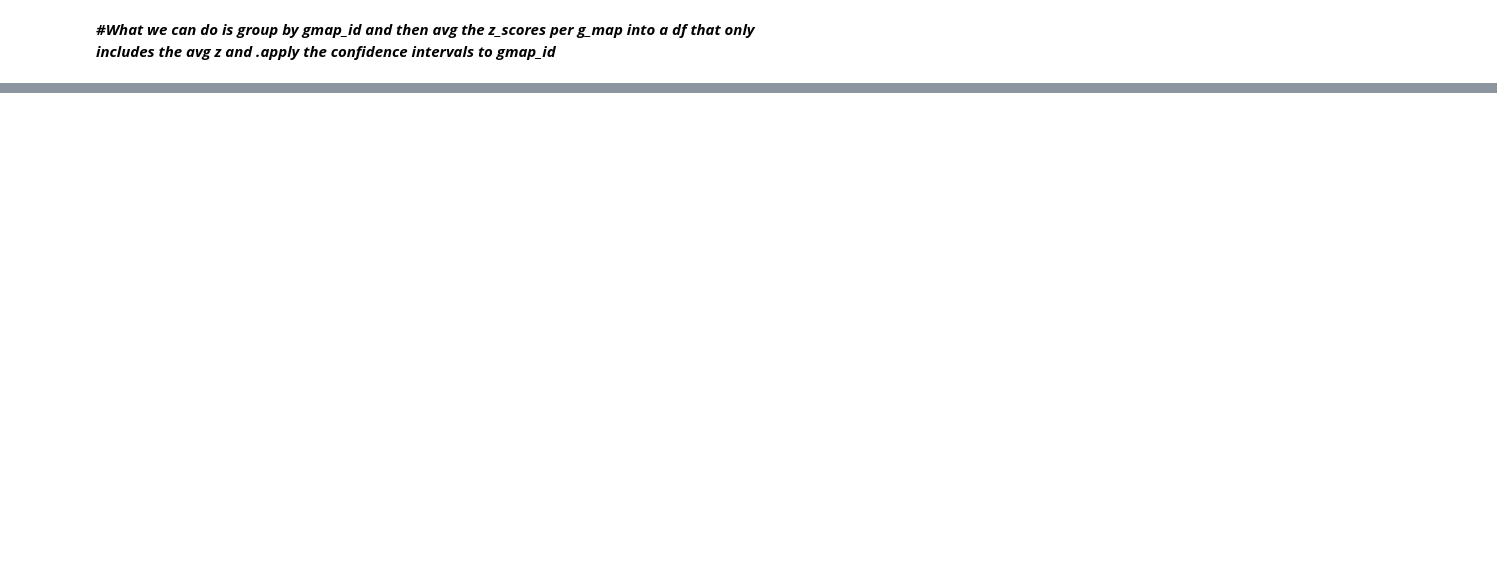
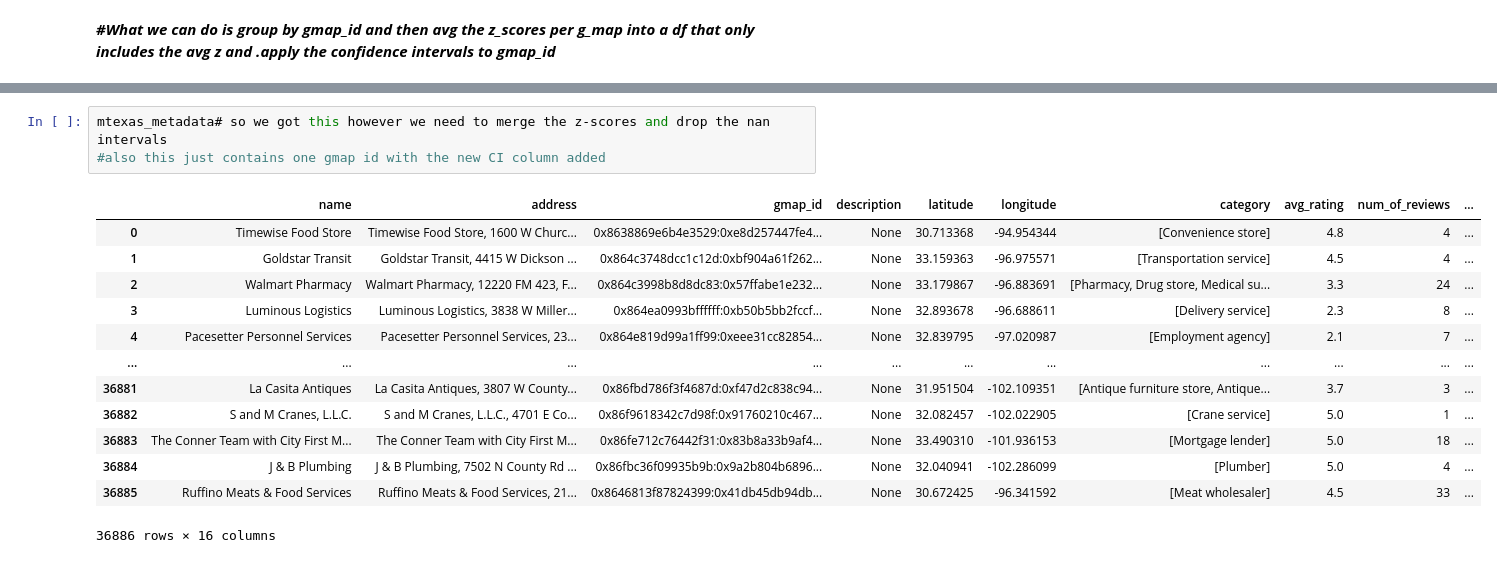
Before and after one commit to Dhrutube/DS3-LocalLens, a Jupyter notebook: Normalizing_sentiment_and_Tableu_cleaning.ipynb, the cells around one changed output, grey strips where cells are left out. Cells and saved outputs as stored; diff of their text form; blank space fills up the shorter version.

```diff
--- a/Normalizing_sentiment_and_Tableu_cleaning.ipynb
+++ b/Normalizing_sentiment_and_Tableu_cleaning.ipynb
@@ -228,0 +244,17 @@ KeyboardInterrupt:
+# %%
+mtexas_metadata# so we got this however we need to merge the z-scores and drop the nan intervals
+#also this just contains one gmap id with the new CI column added
+# %% [output]
+|  | name | address | gmap_id | description | latitude | longitude | category | avg_rating | num_of_reviews | ... |
+| 0 | Timewise Food Store | Timewise Food Store, 1600 W Churc... | 0x8638869e6b4e3529:0xe8d257447fe4... | None | 30.713368 | -94.954344 | [Convenience store] | 4.8 | 4 | ... |
+| 1 | Goldstar Transit | Goldstar Transit, 4415 W Dickson ... | 0x864c3748dcc1c12d:0xbf904a61f262... | None | 33.159363 | -96.975571 | [Transportation service] | 4.5 | 4 | ... |
+| 2 | Walmart Pharmacy | Walmart Pharmacy, 12220 FM 423, F... | 0x864c3998b8d8dc83:0x57ffabe1e232... | None | 33.179867 | -96.883691 | [Pharmacy, Drug store, Medical su... | 3.3 | 24 | ... |
+| 3 | Luminous Logistics | Luminous Logistics, 3838 W Miller... | 0x864ea0993bffffff:0xb50b5bb2fccf... | None | 32.893678 | -96.688611 | [Delivery service] | 2.3 | 8 | ... |
+| 4 | Pacesetter Personnel Services | Pacesetter Personnel Services, 23... | 0x864e819d99a1ff99:0xeee31cc82854... | None | 32.839795 | -97.020987 | [Employment agency] | 2.1 | 7 | ... |
+| ... | ... | ... | ... | ... | ... | ... | ... | ... | ... | ... |
+| 36881 | La Casita Antiques | La Casita Antiques, 3807 W County... | 0x86fbd786f3f4687d:0xf47d2c838c94... | None | 31.951504 | -102.109351 | [Antique furniture store, Antique... | 3.7 | 3 | ... |
+| 36882 | S and M Cranes, L.L.C. | S and M Cranes, L.L.C., 4701 E Co... | 0x86f9618342c7d98f:0x91760210c467... | None | 32.082457 | -102.022905 | [Crane service] | 5.0 | 1 | ... |
+| 36883 | The Conner Team with City First M... | The Conner Team with City First M... | 0x86fe712c76442f31:0x83b8a33b9af4... | None | 33.490310 | -101.936153 | [Mortgage lender] | 5.0 | 18 | ... |
+| 36884 | J & B Plumbing | J & B Plumbing, 7502 N County Rd ... | 0x86fbc36f09935b9b:0x9a2b804b6896... | None | 32.040941 | -102.286099 | [Plumber] | 5.0 | 4 | ... |
+| 36885 | Ruffino Meats & Food Services | Ruffino Meats & Food Services, 21... | 0x8646813f87824399:0x41db45db94db... | None | 30.672425 | -96.341592 | [Meat wholesaler] | 4.5 | 33 | ... |
+36886 rows × 16 columns
```
Also changed, not shown: parts of 12 cells of this notebook.
